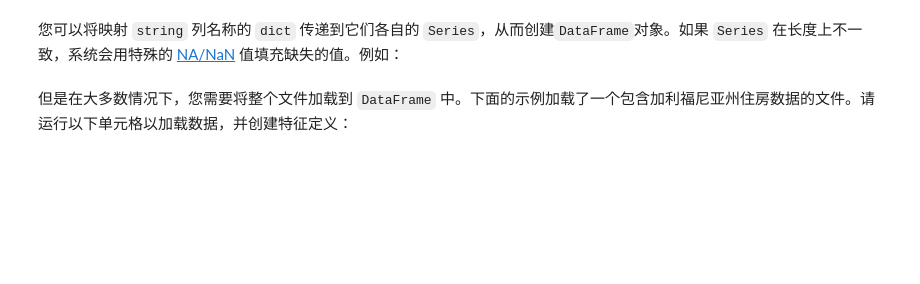
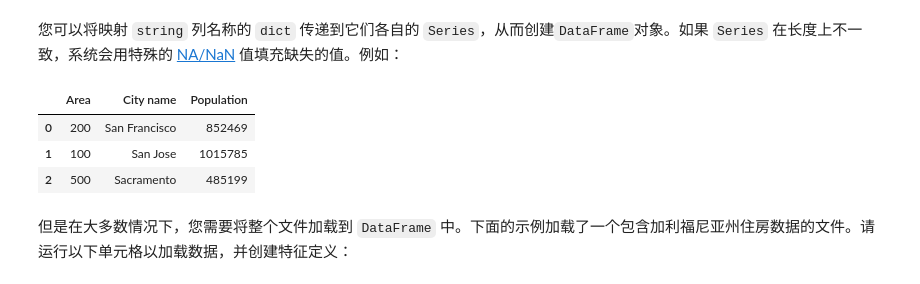
Before and after one commit to alamod951753/Machine_Learning-Google, a Jupyter notebook: intro_to_pandas.ipynb, the cells around one changed output. Drawn from its saved outputs; the diff is of its cells as text; code cells hidden in the pictures; blank space fills up the shorter version.

```diff
--- a/intro_to_pandas.ipynb
+++ b/intro_to_pandas.ipynb
@@ -50,8 +55,14 @@ pd.Series(['San Francisco', 'San Jose', 'Sacramento'])
 # %%
 city_names = pd.Series(['San Francisco', 'San Jose', 'Sacramento'])
 population = pd.Series([852469, 1015785, 485199])
+area = pd.Series([200, 100, 500])
 
-pd.DataFrame({ 'City name': city_names, 'Population': population })
+pd.DataFrame({ 'City name': city_names, 'Population': population, 'Area': area })
+# %% [output]
+|  | Area | City name | Population |
+| 0 | 200 | San Francisco | 852469 |
+| 1 | 100 | San Jose | 1015785 |
+| 2 | 500 | Sacramento | 485199 |
 # %% [markdown]
  但是在大多数情况下，您需要将整个文件加载到 `DataFrame` 中。下面的示例加载了一个包含加利福尼亚州住房数据的文件。请运行以下单元格以加载数据，并创建特征定义：
 # %%
```
Also changed, not shown: parts of 8 cells of this notebook.
